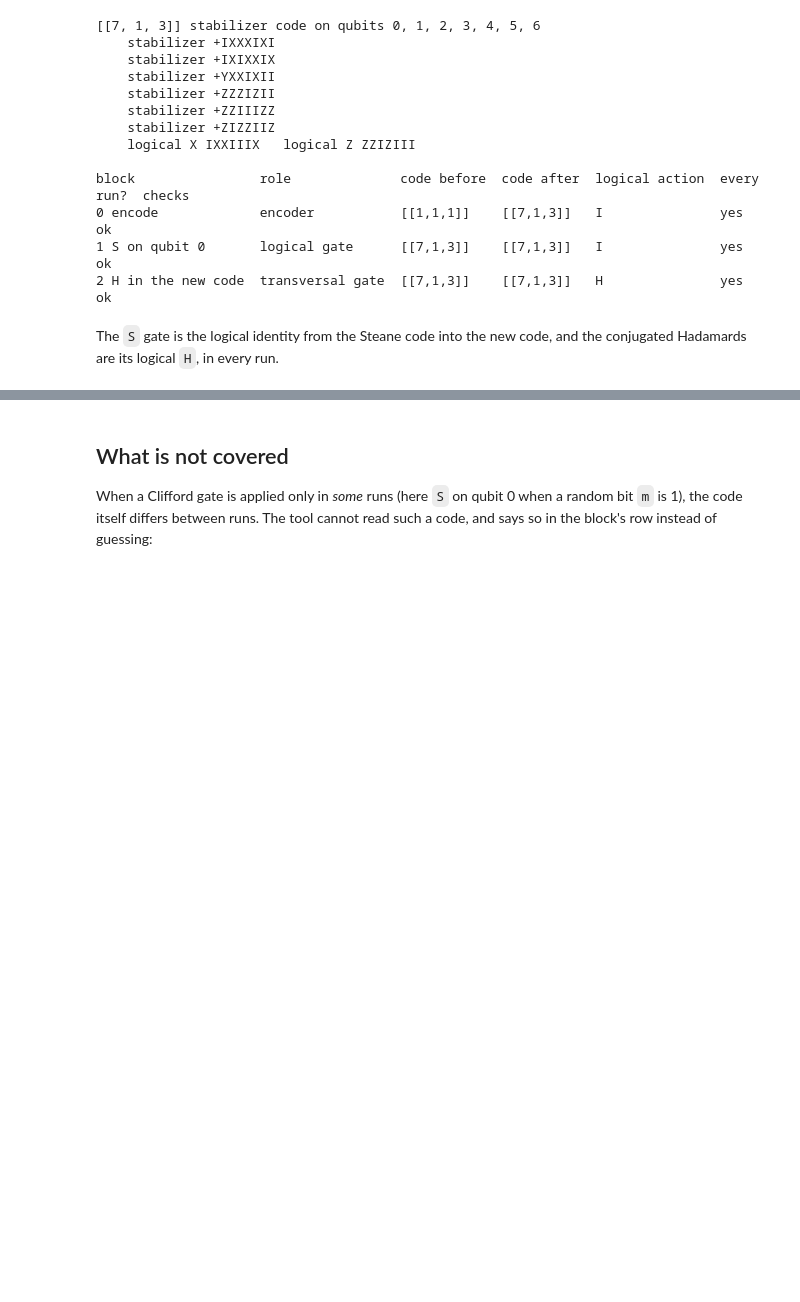
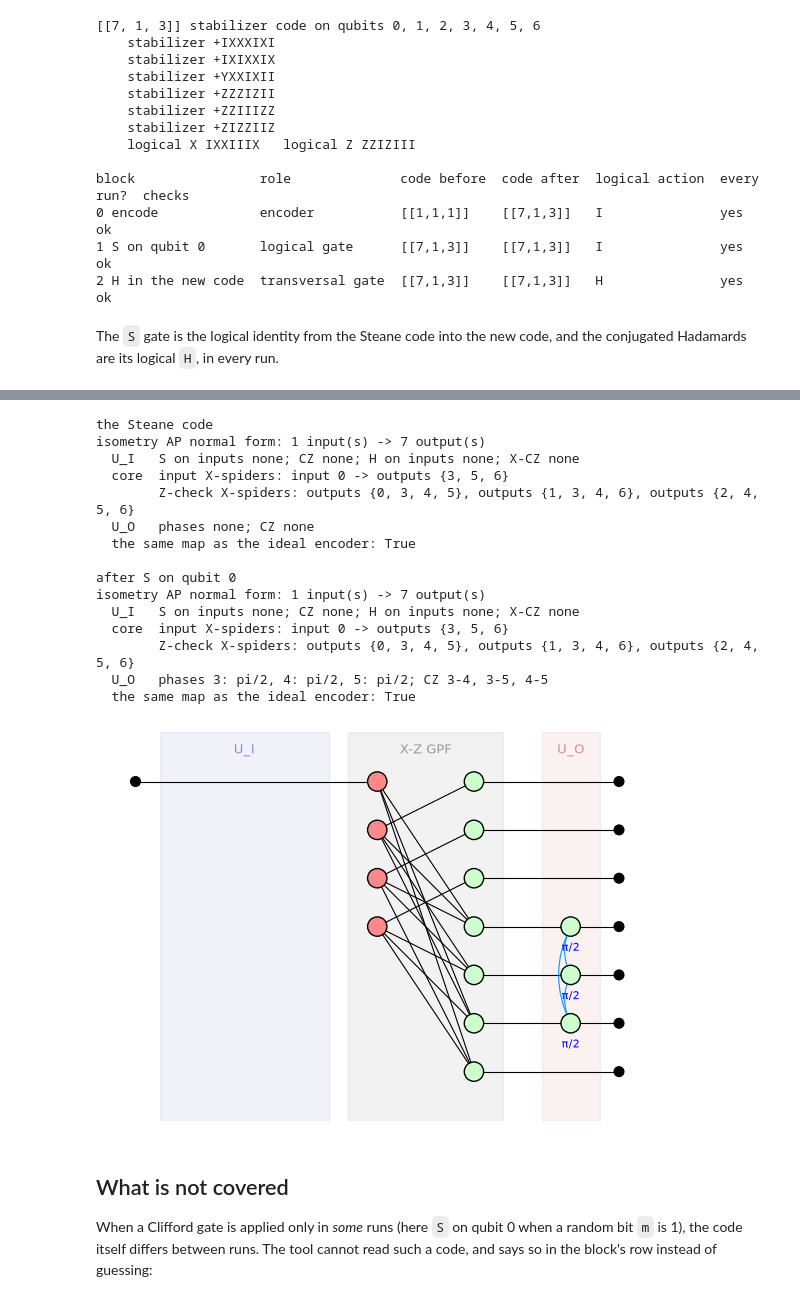
Before and after one commit to JennyLiu0716/SQZ, a Jupyter notebook: examples/StabilizerCodes.ipynb, the cells around one changed output, grey strips where cells are left out. Drawn from its saved outputs; the diff is of its cells as text; code cells hidden in the pictures; blank space fills up the shorter version.

```diff
--- a/examples/StabilizerCodes.ipynb
+++ b/examples/StabilizerCodes.ipynb
@@ -222,3 +271,28 @@ The `S` gate is the logical identity from the Steane code into the new code, and
+# %%
+for name, c in (("the Steane code", p.code_at(0)), ("after S on qubit 0", p.code_at(1))):
+    print(name)
+    print(iap_normal_form(c))
+    print("  the same map as the ideal encoder:",
+          zx.compare_tensors(iap_normal_form(c).to_graph(), c.encoder(), preserve_scalar=False))
+    print()
+iap_normal_form(p.code_at(1)).draw()
+# %% [output]
+the Steane code
+isometry AP normal form: 1 input(s) -> 7 output(s)
+  U_I   S on inputs none; CZ none; H on inputs none; X-CZ none
+  core  input X-spiders: input 0 -> outputs {3, 5, 6}
+        Z-check X-spiders: outputs {0, 3, 4, 5}, outputs {1, 3, 4, 6}, outputs {2, 4, 5, 6}
+  U_O   phases none; CZ none
+  the same map as the ideal encoder: True
+
+after S on qubit 0
+isometry AP normal form: 1 input(s) -> 7 output(s)
+  U_I   S on inputs none; CZ none; H on inputs none; X-CZ none
+  core  input X-spiders: input 0 -> outputs {3, 5, 6}
+        Z-check X-spiders: outputs {0, 3, 4, 5}, outputs {1, 3, 4, 6}, outputs {2, 4, 5, 6}
+  U_O   phases 3: pi/2, 4: pi/2, 5: pi/2; CZ 3-4, 3-5, 4-5
+  the same map as the ideal encoder: True
+[figure, added]
 # %% [markdown]
 ## What is not covered
 
```
Also changed, not shown: parts of 10 cells of this notebook, 5 other files.
